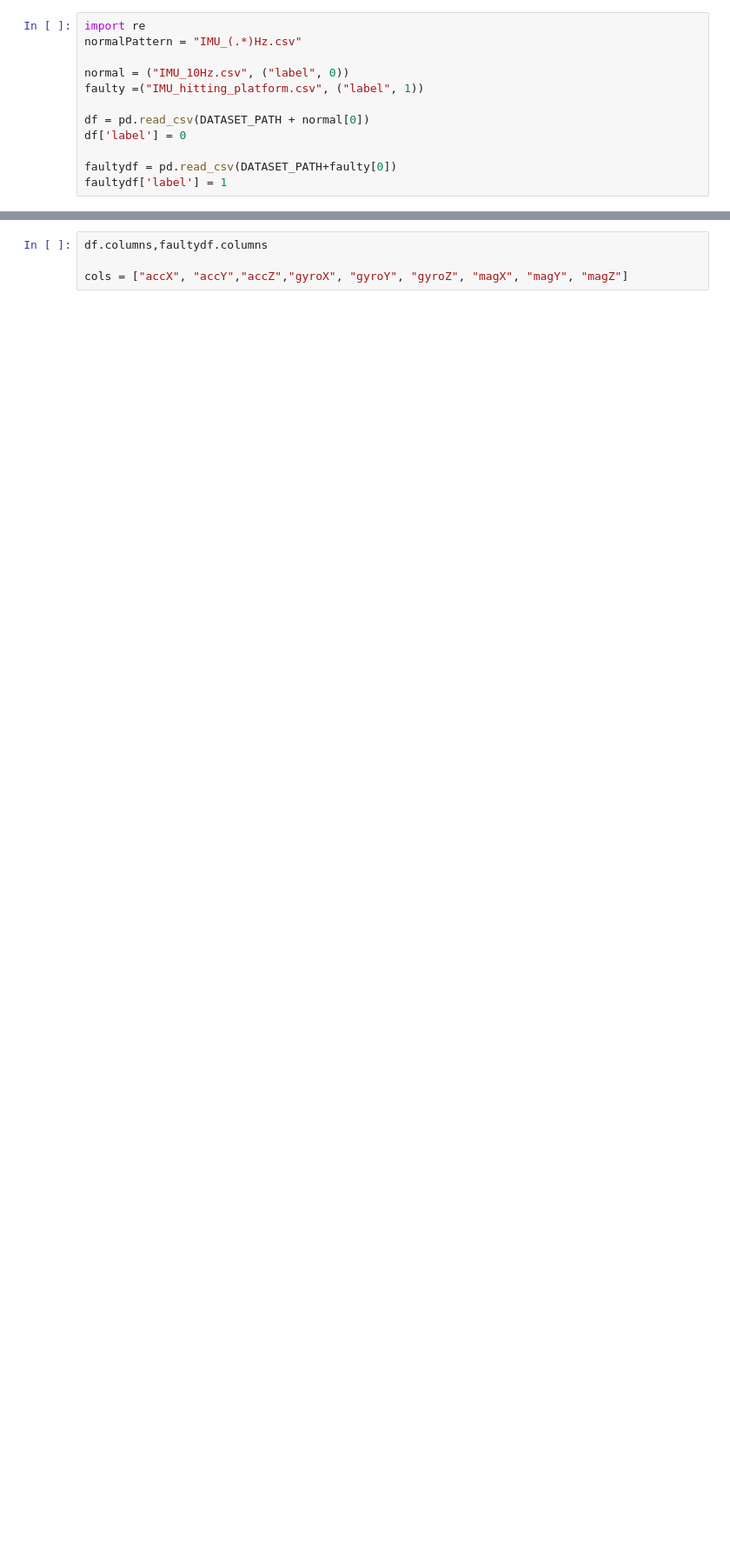
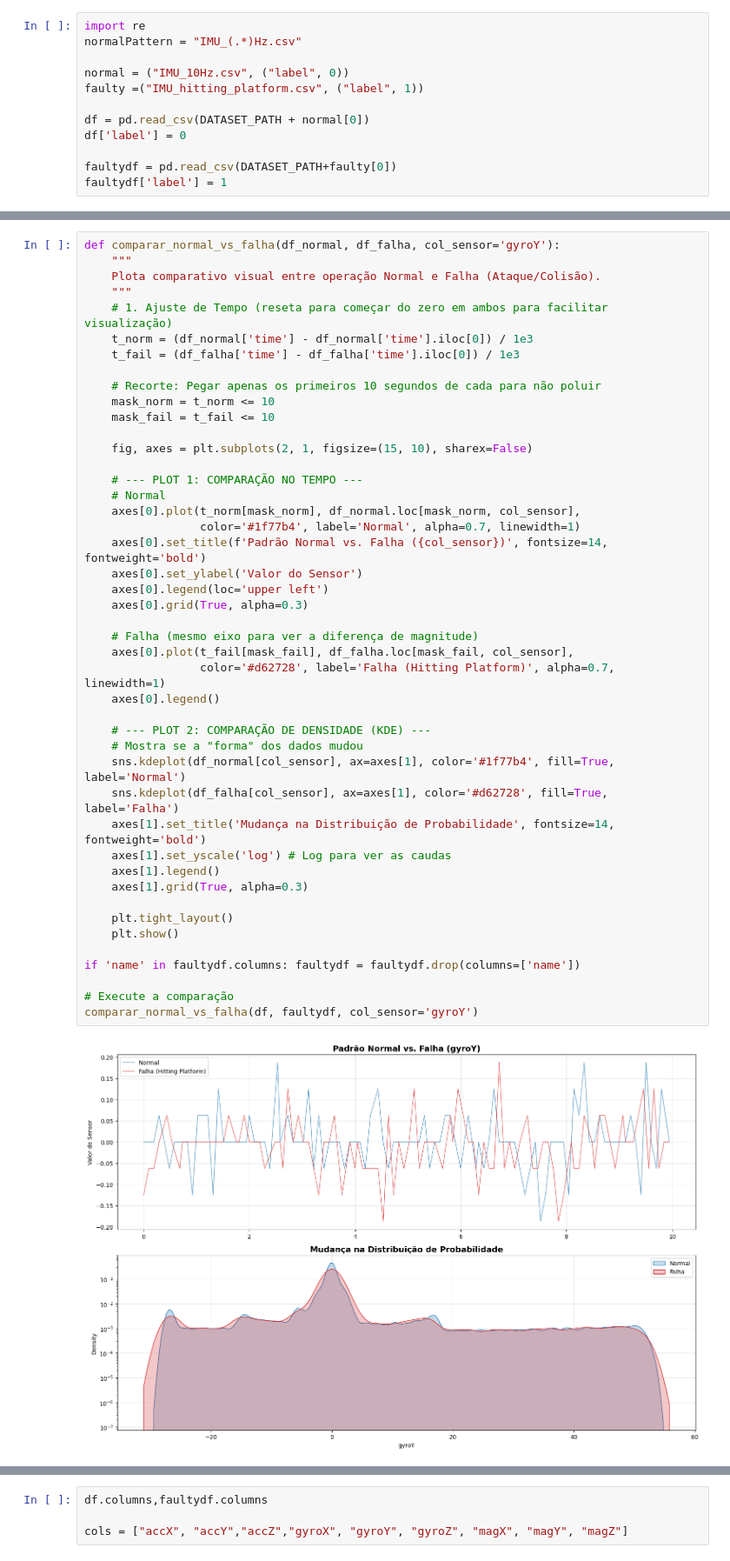
Before and after one commit to AndreFGard/anomaly-detection, a Jupyter notebook: preprocessing.ipynb, the cells around one changed output, grey strips where cells are left out. Shown at 87% size. Saved outputs shown, nothing was run; the diff lists cells and outputs as text; blank space fills up the shorter version.

```diff
--- a/preprocessing.ipynb
+++ b/preprocessing.ipynb
@@ -42,0 +287,47 @@ df.shape, faultydf.shape
+# %%
+def comparar_normal_vs_falha(df_normal, df_falha, col_sensor='gyroY'):
+    """
+    Plota comparativo visual entre operação Normal e Falha (Ataque/Colisão).
+    """
+    # 1. Ajuste de Tempo (reseta para começar do zero em ambos para facilitar visualização)
+    t_norm = (df_normal['time'] - df_normal['time'].iloc[0]) / 1e3
+    t_fail = (df_falha['time'] - df_falha['time'].iloc[0]) / 1e3
+
+    # Recorte: Pegar apenas os primeiros 10 segundos de cada para não poluir
+    mask_norm = t_norm <= 10
+    mask_fail = t_fail <= 10
+
+    fig, axes = plt.subplots(2, 1, figsize=(15, 10), sharex=False)
+
+    # --- PLOT 1: COMPARAÇÃO NO TEMPO ---
+    # Normal
+    axes[0].plot(t_norm[mask_norm], df_normal.loc[mask_norm, col_sensor],
+                 color='#1f77b4', label='Normal', alpha=0.7, linewidth=1)
+    axes[0].set_title(f'Padrão Normal vs. Falha ({col_sensor})', fontsize=14, fontweight='bold')
+    axes[0].set_ylabel('Valor do Sensor')
+    axes[0].legend(loc='upper left')
+    axes[0].grid(True, alpha=0.3)
+
+    # Falha (mesmo eixo para ver a diferença de magnitude)
+    axes[0].plot(t_fail[mask_fail], df_falha.loc[mask_fail, col_sensor],
+                 color='#d62728', label='Falha (Hitting Platform)', alpha=0.7, linewidth=1)
+    axes[0].legend()
+
+    # --- PLOT 2: COMPARAÇÃO DE DENSIDADE (KDE) ---
+    # Mostra se a "forma" dos dados mudou
+    sns.kdeplot(df_normal[col_sensor], ax=axes[1], color='#1f77b4', fill=True, label='Normal')
+    sns.kdeplot(df_falha[col_sensor], ax=axes[1], color='#d62728', fill=True, label='Falha')
+    axes[1].set_title('Mudança na Distribuição de Probabilidade', fontsize=14, fontweight='bold')
+    axes[1].set_yscale('log') # Log para ver as caudas
+    axes[1].legend()
+    axes[1].grid(True, alpha=0.3)
+
+    plt.tight_layout()
+    plt.show()
+
+if 'name' in faultydf.columns: faultydf = faultydf.drop(columns=['name'])
+
+# Execute a comparação
+comparar_normal_vs_falha(df, faultydf, col_sensor='gyroY')
+# %% [output]
+[figure, added]
```
Also changed, not shown: parts of 35 cells of this notebook.
